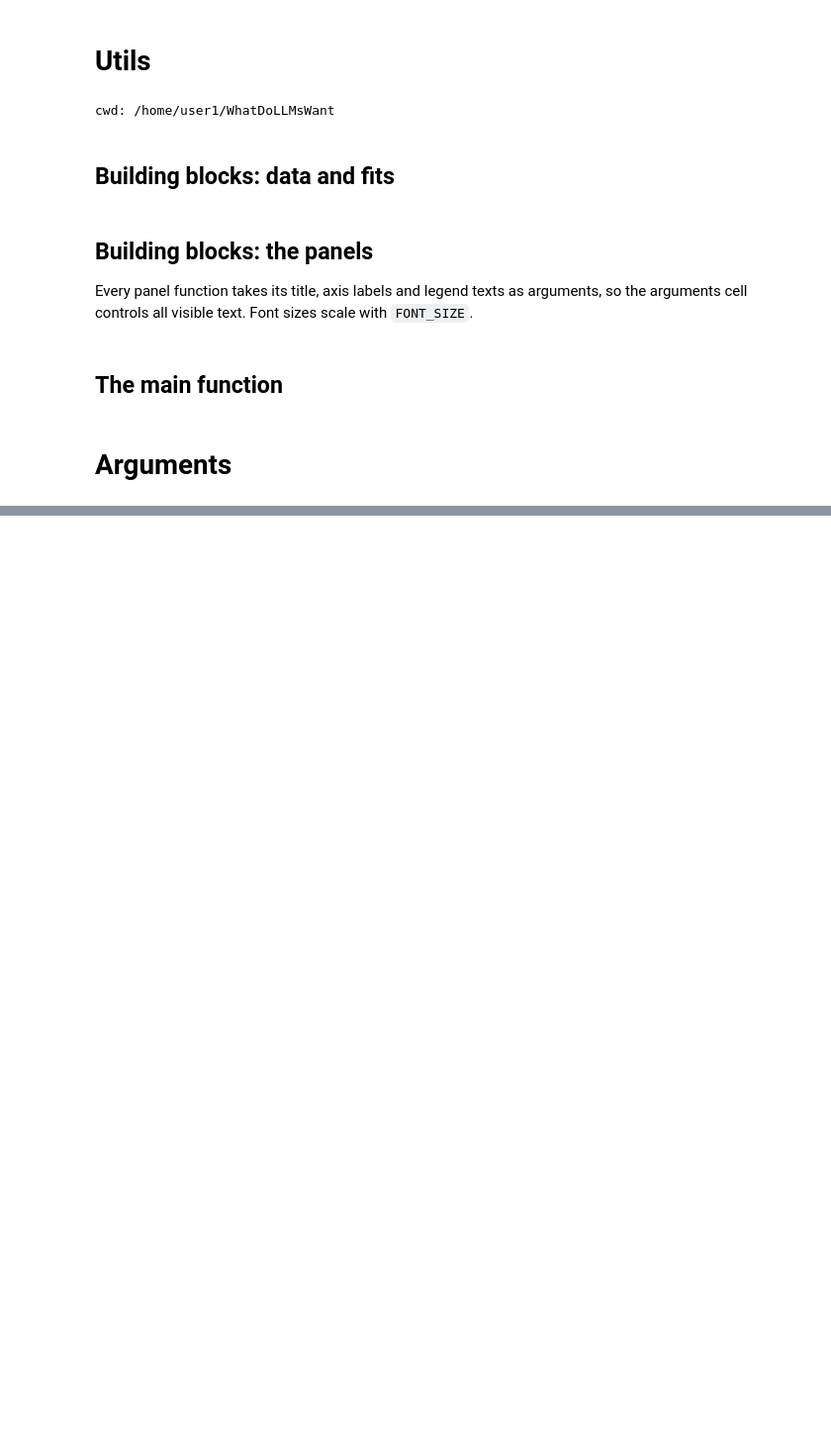
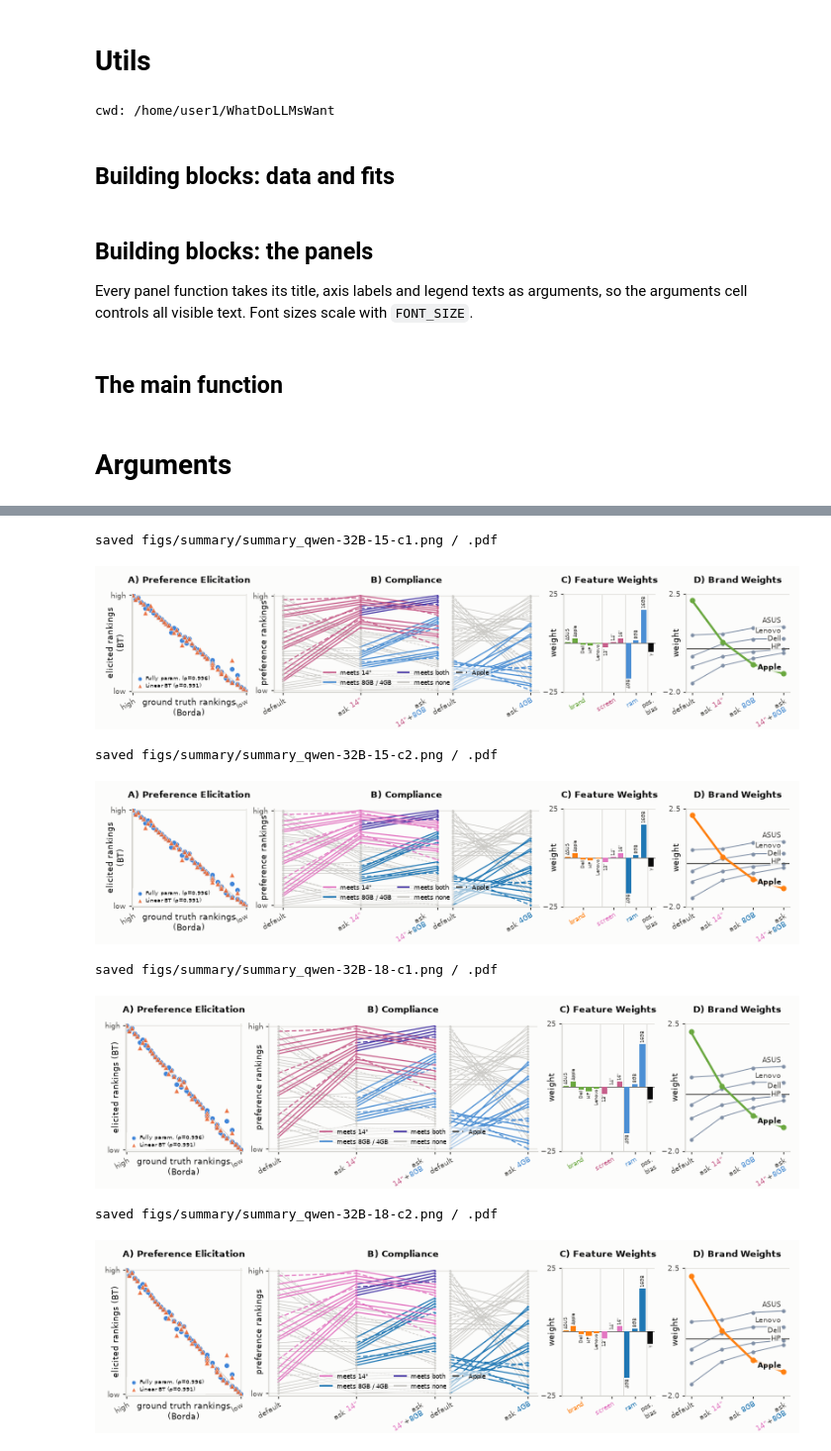
Before and after one commit to lotanamit5/WhatDoLLMsWant, a Jupyter notebook: Notebooks/model_summary.ipynb, the cells around one changed output, grey strips where cells are left out. Shown at 99% size. Saved outputs shown, nothing was run; the diff lists cells and outputs as text; code cells hidden in the pictures; blank space fills up the shorter version.

```diff
--- a/Notebooks/model_summary.ipynb
+++ b/Notebooks/model_summary.ipynb
@@ -600,0 +690,31 @@ plt.show()
+# %%
+VARIANT_HEIGHTS = {"15": 1.5, "18": 1.8}                       # suffix -> height in inches
+VARIANT_COLORS = {
+    "c1": COLORS,                                                 # the current colours
+    "c2": {**COLORS, "screen": "#e377c2", "ram": "#1f77b4", "brand": "#ff7f0e"},   # tab:pink / tab:blue / tab:orange
+}
+
+for h_tag, height in VARIANT_HEIGHTS.items():
+    for c_tag, colors in VARIANT_COLORS.items():
+        fig = make_summary(MODEL, SUBTITLES, XLABELS, YLABELS, LEGENDS, WIDTHS, CONTRACT_NAMES,
+                           borda_contract=BORDA_CONTRACT, path_a=make_path(PATH_A), path_b=make_path(PATH_B),
+                           weights_contract=WEIGHTS_CONTRACT, apple_contracts=APPLE_CONTRACTS, rank_by=RANK_BY,
+                           show_gamma=SHOW_GAMMA, labels=LABELS, colors=colors, bar_values=BAR_VALUES,
+                           bar_labels=BAR_LABELS, rank_ticks=RANK_TICKS, gap=GAP, tick_angle=TICK_ANGLE,
+                           flow_gap=FLOW_GAP, ask_prefix=ASK_PREFIX, ask_split=ASK_SPLIT, b_end_shift=B_END_SHIFT,
+                           color_ticks=COLOR_TICKS, panel_labels=PANEL_LABELS,
+                           figsize=(FIGSIZE[0], height), font_size=FONT_SIZE, save=False)
+        stem = os.path.join(FIGDIR, f"summary_{name(MODEL)}-{h_tag}-{c_tag}")
+        for ext in ("png", "pdf"):
+            fig.savefig(f"{stem}.{ext}", facecolor=SURFACE)
+        print("saved", stem + ".png / .pdf")
+        plt.show()
+# %% [output]
+saved figs/summary/summary_qwen-32B-15-c1.png / .pdf
+[figure, added]
+saved figs/summary/summary_qwen-32B-15-c2.png / .pdf
+[figure, added]
+saved figs/summary/summary_qwen-32B-18-c1.png / .pdf
+[figure, added]
+saved figs/summary/summary_qwen-32B-18-c2.png / .pdf
+[figure, added]
```
Also changed, not shown: parts of 5 cells of this notebook, 10 other files.
